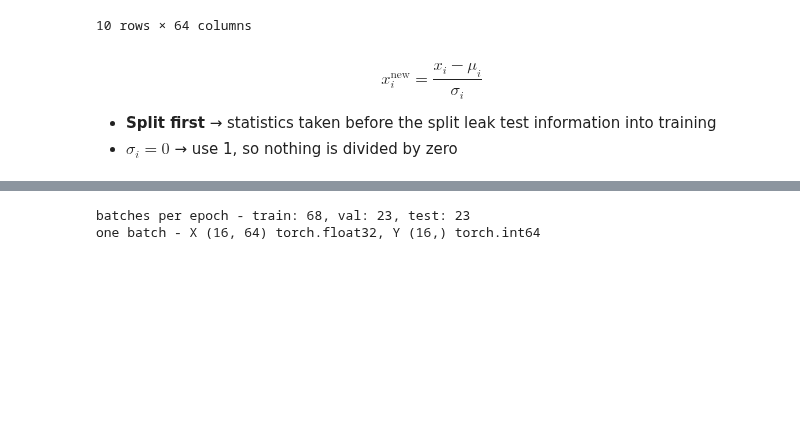
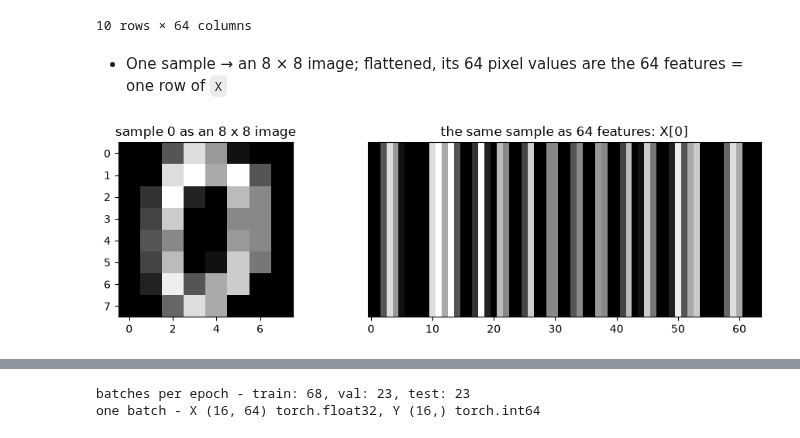
Before and after one commit to jongmoonha/Ajou_ME_AI_Undergraduate, a Jupyter notebook: Practice07_DL_Training_Pipeline.ipynb, the cells around one changed output, grey strips where cells are left out. Saved outputs shown, nothing was run; the diff lists cells and outputs as text; code cells hidden in the pictures; blank space fills up the shorter version.

```diff
--- a/Practice07_DL_Training_Pipeline.ipynb
+++ b/Practice07_DL_Training_Pipeline.ipynb
@@ -67,8 +68,18 @@ X: (1797, 64), y: (1797,), classes: [0 1 2 3 4 5 6 7 8 9]
 | 8 | 0.0 | 0.0 | 9.0 | 14.0 | 8.0 | 1.0 | 0.0 | 0.0 | 0.0 | 0.0 | ... | ... |
 | 9 | 0.0 | 0.0 | 11.0 | 12.0 | 0.0 | 0.0 | 0.0 | 0.0 | 0.0 | 2.0 | ... | ... |
 10 rows × 64 columns
-# %% [markdown]
-$$x_i^{\text{new}} = \frac{x_i - \mu_i}{\sigma_i}$$
-
-- **Split first** → statistics taken before the split leak test information into training
-- $\sigma_i = 0$ → use 1, so nothing is divided by zero
+# %% [markdown]
+- One sample → an 8 × 8 image; flattened, its 64 pixel values are the 64 features = one row of `X`
+# %%
+fig, axes = plt.subplots(1, 2, figsize=(10, 3))
+
+axes[0].imshow(X[0].reshape(8, 8), cmap='gray')
+axes[0].set_title('sample 0 as an 8 x 8 image')
+axes[1].imshow(X[0].reshape(1, 64), cmap='gray', aspect='auto')
+axes[1].set_title('the same sample as 64 features: X[0]')
+axes[1].set_yticks([])
+
+plt.tight_layout()
+plt.show()
+# %% [output]
+[figure, added]
```
Also changed, not shown: parts of 45 cells of this notebook.
